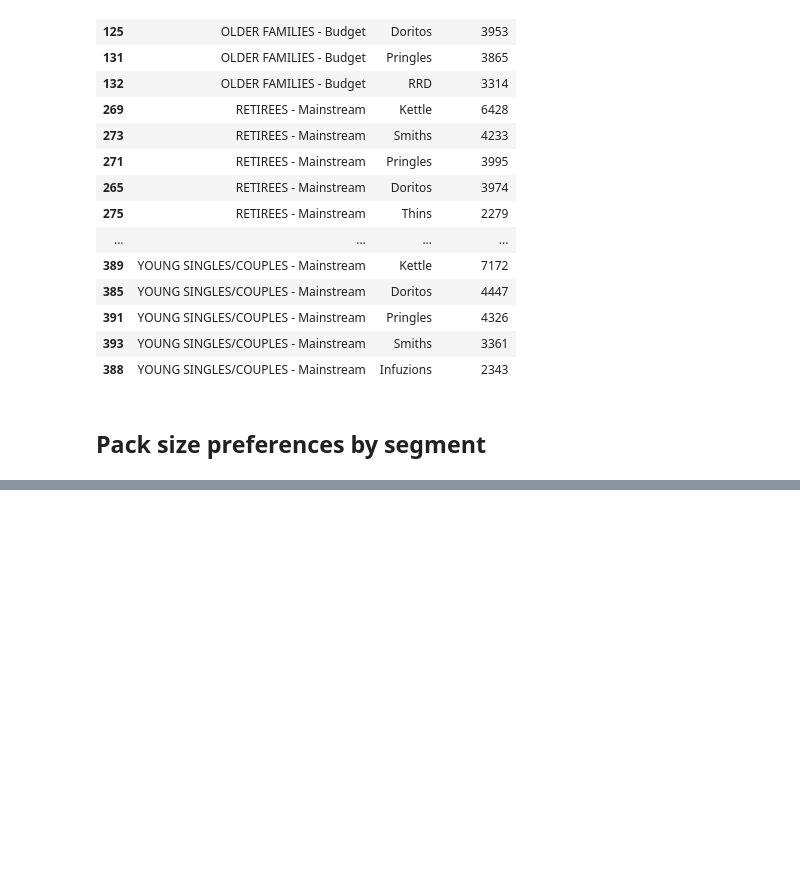
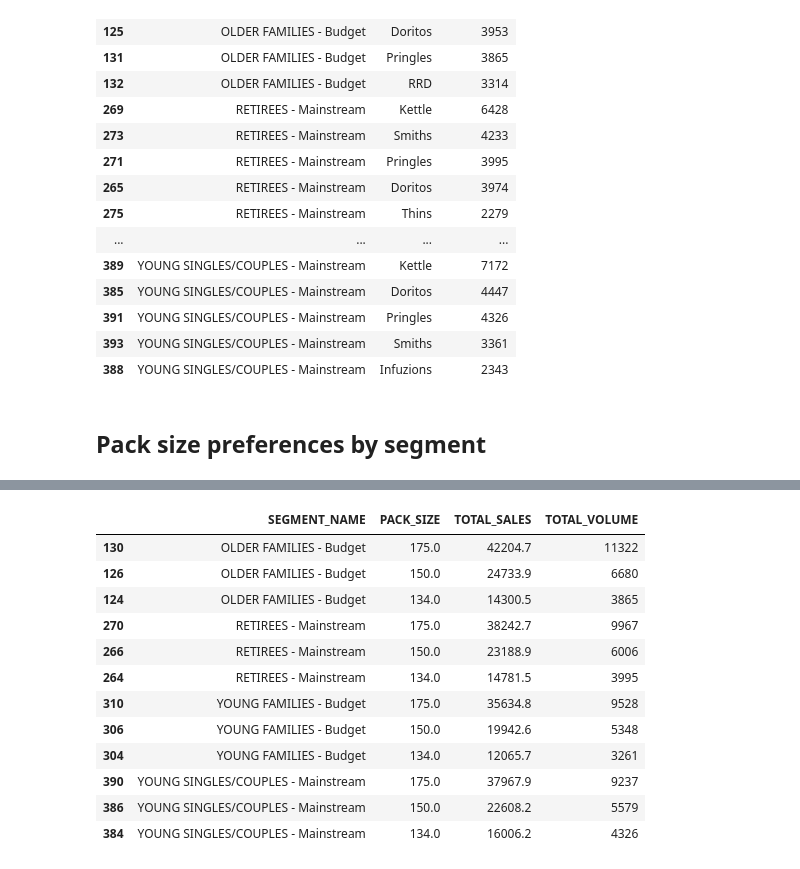
Before and after one commit to Yush-Pokharel/Quantium-data-analysis, a Jupyter notebook: script_analysis/data_exploratory_analysis.ipynb, the cells around one changed output, grey strips where cells are left out. Saved outputs shown, nothing was run; the diff lists cells and outputs as text; code cells hidden in the pictures; blank space fills up the shorter version.

Commit message:
Pack size preference analysis complete for both quantity sold and total sales

```diff
--- a/script_analysis/data_exploratory_analysis.ipynb
+++ b/script_analysis/data_exploratory_analysis.ipynb
@@ -158,0 +166,32 @@ most_bought_brand_each_segment
+# %%
+pack_analysis = df.groupby(['SEGMENT_NAME', 'PACK_SIZE']).agg(
+    TOTAL_SALES = ('TOT_SALES', 'sum'),
+    TOTAL_VOLUME = ('PROD_QTY', 'sum')
+).reset_index()
+
+pack_pref = pack_analysis[pack_analysis['SEGMENT_NAME'].isin(high_value_segments)]
+
+# Pack size preferences by volume
+pack_pref_vol = pack_pref.sort_values(['SEGMENT_NAME', 'TOTAL_VOLUME'], ascending=[True,False])
+top_pack_by_vol = pack_pref_vol.groupby('SEGMENT_NAME').head(3)
+
+
+# Pack size preferences by total sales
+pack_pref_sales = pack_pref.sort_values(['SEGMENT_NAME', 'TOTAL_SALES'], ascending=[True,False])
+top_pack_by_sales = pack_pref_sales.groupby('SEGMENT_NAME').head(3)
+# %%
+top_pack_by_sales
+# %% [output]
+|  | SEGMENT_NAME | PACK_SIZE | TOTAL_SALES | TOTAL_VOLUME |
+| 130 | OLDER FAMILIES - Budget | 175.0 | 42204.7 | 11322 |
+| 126 | OLDER FAMILIES - Budget | 150.0 | 24733.9 | 6680 |
+| 124 | OLDER FAMILIES - Budget | 134.0 | 14300.5 | 3865 |
+| 270 | RETIREES - Mainstream | 175.0 | 38242.7 | 9967 |
+| 266 | RETIREES - Mainstream | 150.0 | 23188.9 | 6006 |
+| 264 | RETIREES - Mainstream | 134.0 | 14781.5 | 3995 |
+| 310 | YOUNG FAMILIES - Budget | 175.0 | 35634.8 | 9528 |
+| 306 | YOUNG FAMILIES - Budget | 150.0 | 19942.6 | 5348 |
+| 304 | YOUNG FAMILIES - Budget | 134.0 | 12065.7 | 3261 |
+| 390 | YOUNG SINGLES/COUPLES - Mainstream | 175.0 | 37967.9 | 9237 |
+| 386 | YOUNG SINGLES/COUPLES - Mainstream | 150.0 | 22608.2 | 5579 |
+| 384 | YOUNG SINGLES/COUPLES - Mainstream | 134.0 | 16006.2 | 4326 |
```
Also changed, not shown: parts of 2 cells of this notebook.
